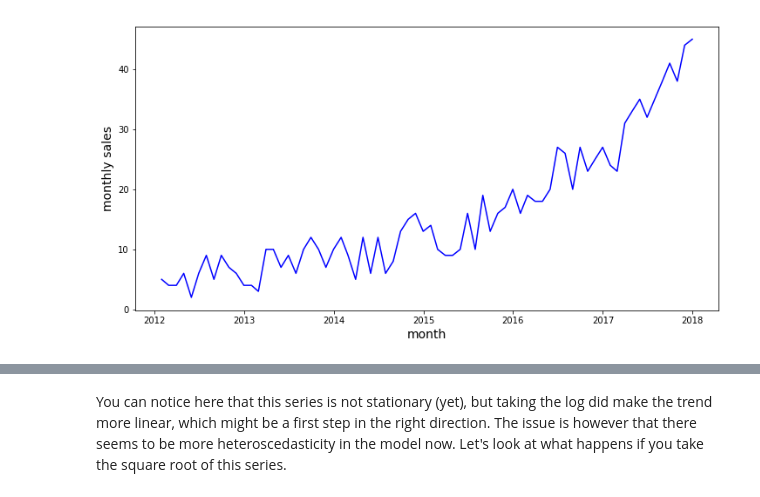
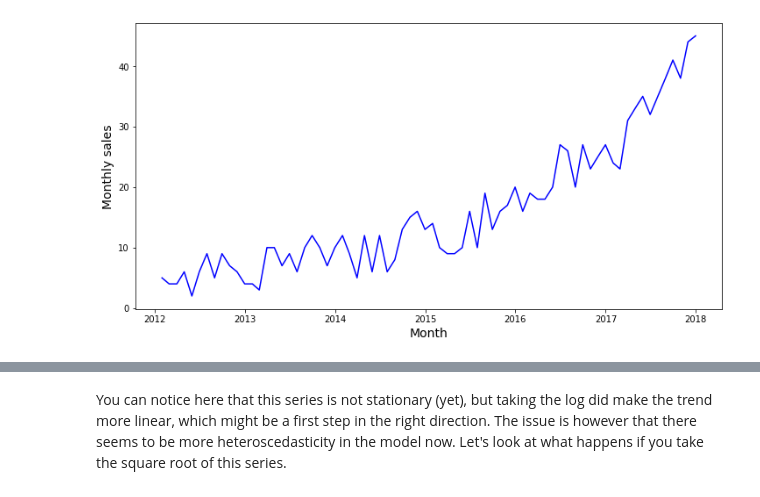
Before and after one commit to learn-co-curriculum/dsc-removing-trends, a Jupyter notebook: index.ipynb, the cells around one changed output, grey strips where cells are left out. Cells and saved outputs as stored; diff of their text form; code cells hidden in the pictures.

```diff
--- a/index.ipynb
+++ b/index.ipynb
@@ -43,28 +45,29 @@ Let's look at our generated sales data again and compare the plot with the plot
 # %%
 # Import necessary packages
 import pandas as pd
-from pandas import Series
 import numpy as np
 import matplotlib.pylab as plt
 %matplotlib inline
+import warnings
+warnings.filterwarnings('ignore')
 
 # Generated monthly sales
-years = pd.date_range('2012-01', periods=72, freq="M")
+years = pd.date_range('2012-01', periods=72, freq='M')
 index = pd.DatetimeIndex(years)
 
 np.random.seed(3456)
 sales= np.random.randint(-4, high=4, size=72)
 bigger = np.array([0,0,0,0,0,0,0,0,0,1,1,1,1,1,1,1,1,1,1,1,3,3,3,3,
                    3,3,3,3,3,3,3,3,7,7,7,7,7,7,7,7,7,7,7,
                    11,11,11,11,11,11,11,11,11,11,18,18,18,
                    18,18,18,18,18,18,26,26,26,26,26,36,36,36,36,36])
 final_series = sales+bigger+6
 data = pd.Series(final_series, index=index)
 fig = plt.figure(figsize=(12,6))
-plt.plot(data, color="blue")
-plt.xlabel("month", fontsize=14)
-plt.ylabel("monthly sales", fontsize=14)
+plt.plot(data, color='blue')
+plt.xlabel('Month', fontsize=14)
+plt.ylabel('Monthly sales', fontsize=14)
 plt.show()
 # %% [output]
-[figure, old version]
+[figure, new version]
 # %% [markdown]
```
Also changed, not shown: parts of 22 cells of this notebook.
